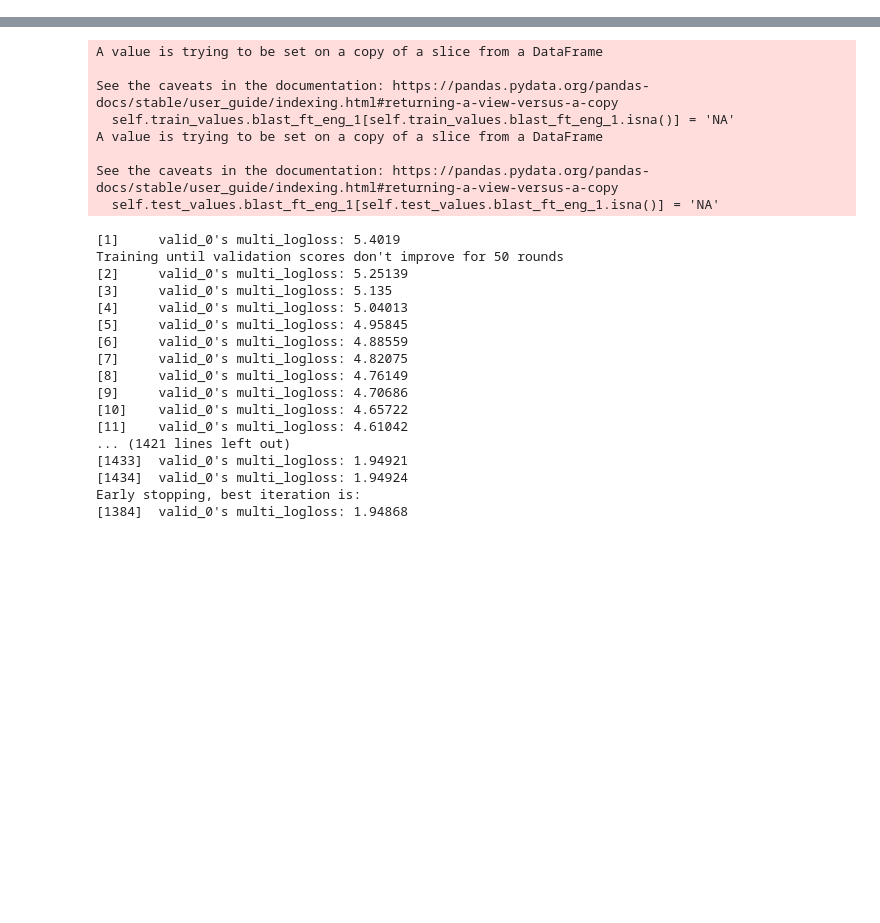
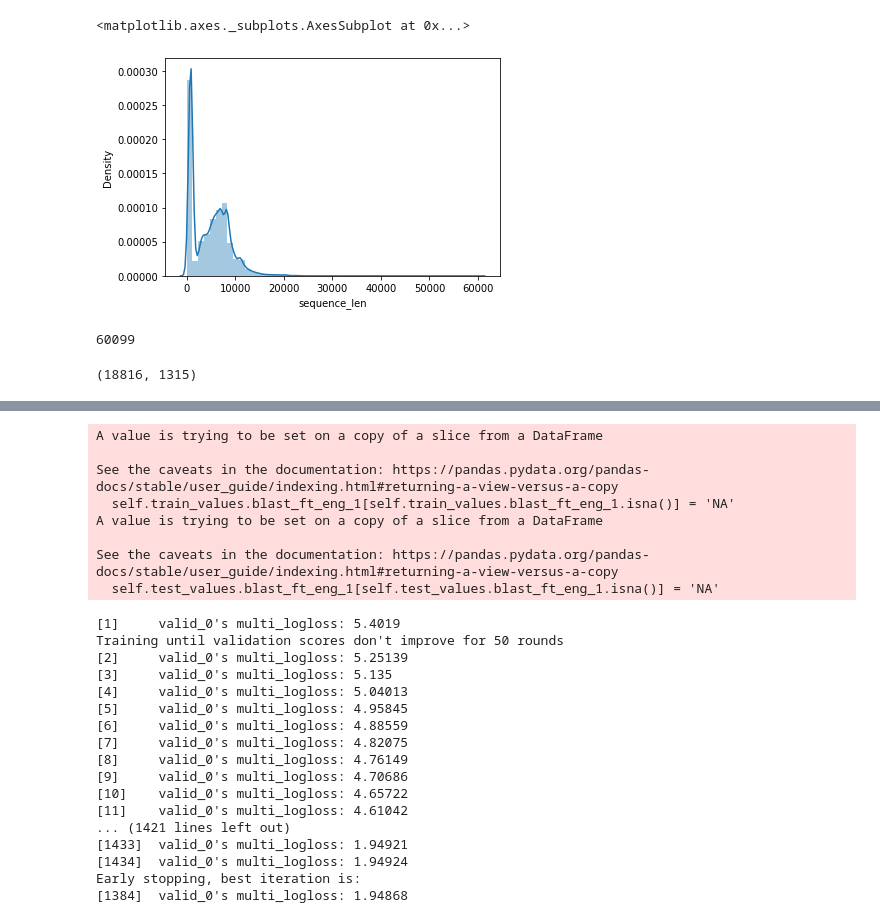
Before and after one commit to NicholasARossi/genetic_attribution_challenge, a Jupyter notebook: Nick_sandbox/Untitled.ipynb, the cells around one changed output, grey strips where cells are left out. Drawn from its saved outputs; the diff is of its cells as text; code cells hidden in the pictures; blank space fills up the shorter version.

```diff
--- a/Nick_sandbox/Untitled.ipynb
+++ b/Nick_sandbox/Untitled.ipynb
@@ -7,0 +15,20 @@ import lightgbm as lgb
+# %%
+original_data = "../data/"
+folder_path = "../data/"
+model_path = "../models/"
+
+df_train = pd.read_csv(folder_path+"train_values_blasted.csv")
+df_train_y = pd.read_csv(original_data+"train_labels.csv")
+
+df_test = pd.read_csv(folder_path+"test_values_blasted.csv")
+
+df_train['sequence_len'] = df_train.sequence.str.len()
+df_test['sequence_len'] = df_test.sequence.str.len()
+
+y = df_train_y.loc[:,[ "sequence_id"]].copy()
+y["label"] = df_train_y.drop(["sequence_id"], axis=1).idxmax(axis=1)
+
+df_train = df_train.merge(y, how="left", on="sequence_id")
+print("train shape:", df_train.shape)
+print("test shape", df_test.shape)
+df_train.head()
@@ -8,2 +45,15 @@ import lightgbm as lgb
+# %%
+sns.distplot(df_train['sequence_len'])
+# %% [output]
+<matplotlib.axes._subplots.AxesSubplot at 0x...>
+[figure, added]
+# %%
+max(df_train['sequence_len'])
+# %% [output]
+60099
 # %%
 submission_format=pd.read_csv('../data/submission_format.csv')
+# %%
+submission_format.shape
+# %% [output]
+(18816, 1315)
```
Also changed, not shown: parts of 8 cells of this notebook, 2 other files.
